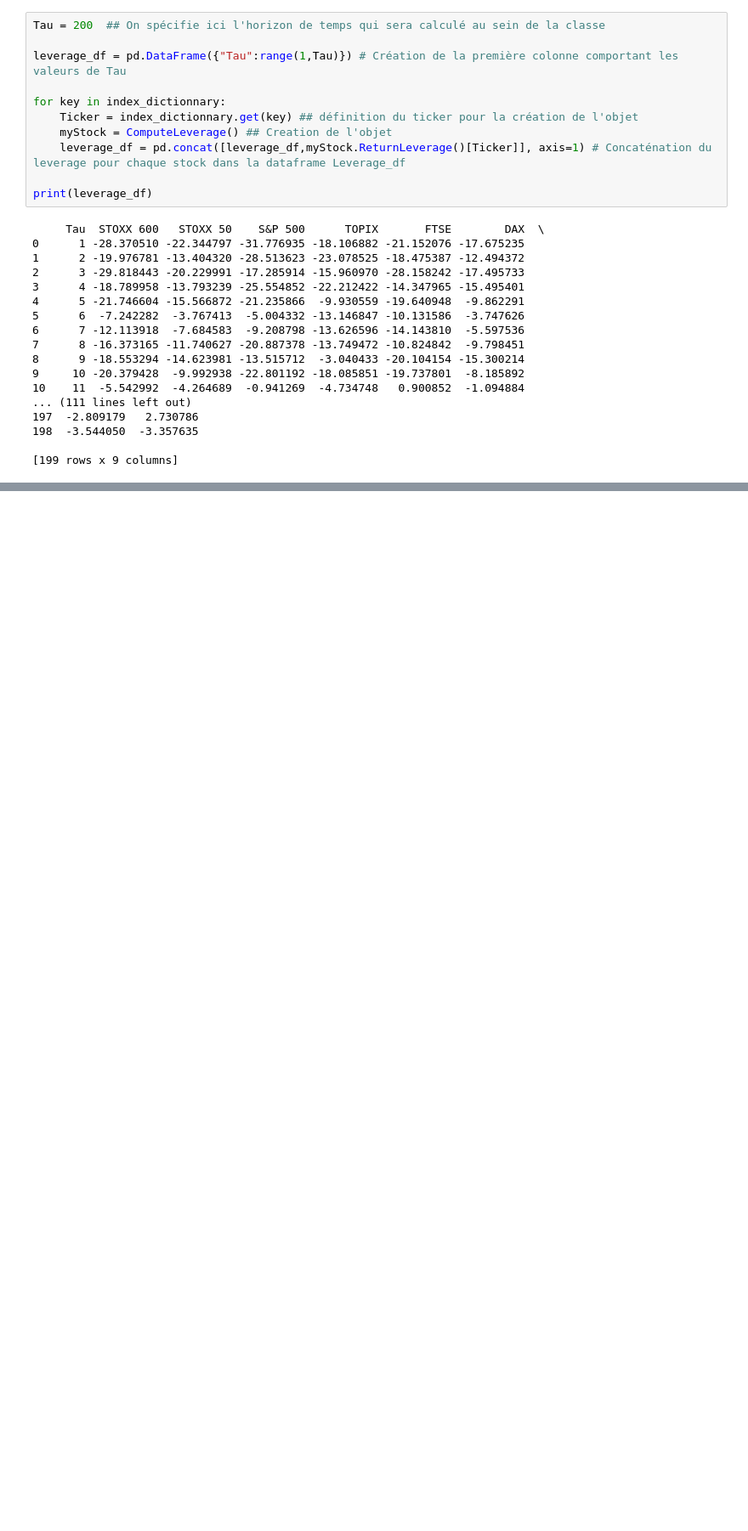
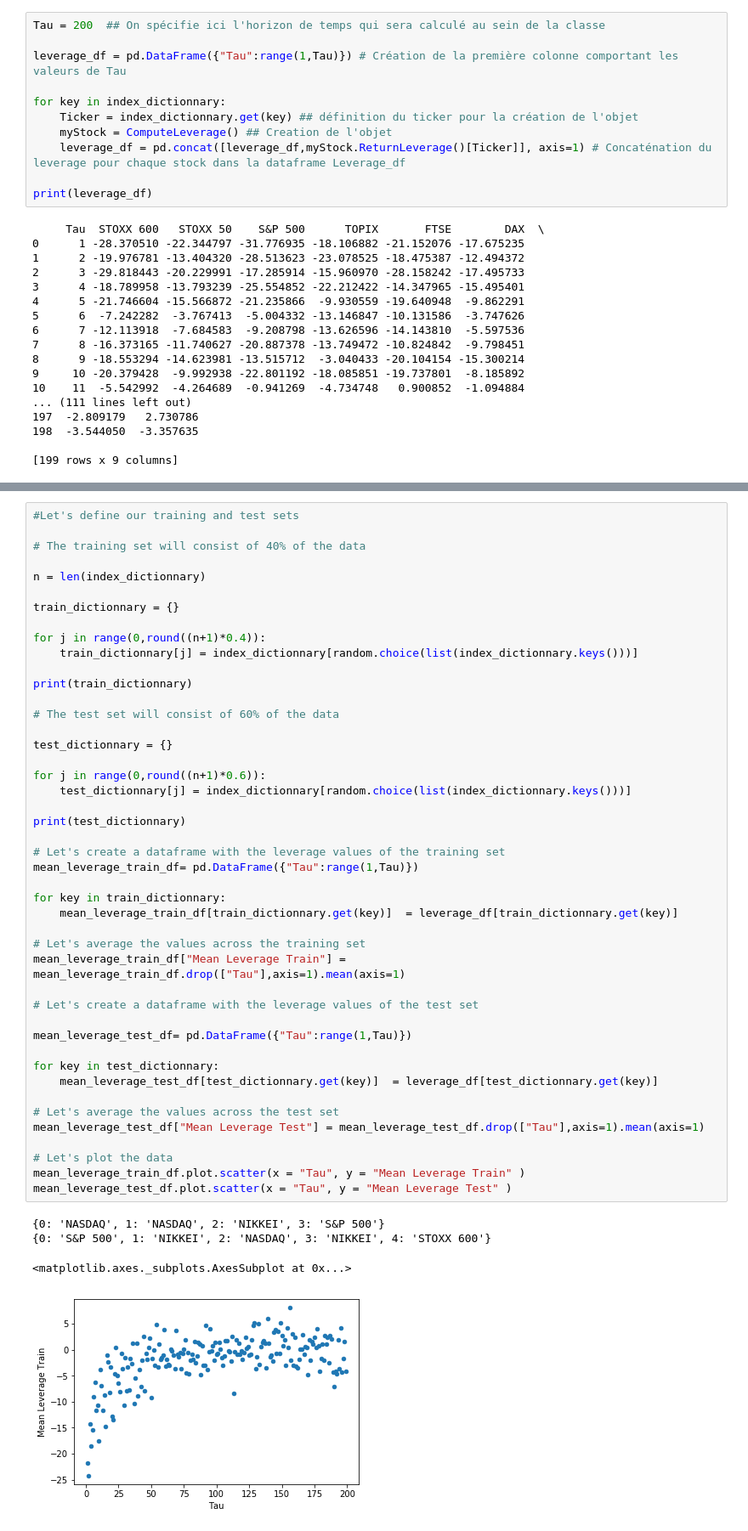
Before and after one commit to romainwk/Reactive-Covariance, a Jupyter notebook: The Leverage Effect - Part I .ipynb, the cells around one changed output, grey strips where cells are left out. Shown at 85% size. Cells and saved outputs as stored; diff of their text form; blank space fills up the shorter version.

```diff
--- a/The Leverage Effect - Part I .ipynb
+++ b/The Leverage Effect - Part I .ipynb
@@ -134,0 +148,50 @@ mean_leverage_df.plot.scatter(x = "Tau", y = "Mean Leverage" ) # Plot pour voir
+# %%
+#Let's define our training and test sets
+
+# The training set will consist of 40% of the data
+
+n = len(index_dictionnary)
+
+train_dictionnary = {}
+
+for j in range(0,round((n+1)*0.4)):
+    train_dictionnary[j] = index_dictionnary[random.choice(list(index_dictionnary.keys()))]
+
+print(train_dictionnary)
+
+# The test set will consist of 60% of the data
+
+test_dictionnary = {}
+
+for j in range(0,round((n+1)*0.6)):
+    test_dictionnary[j] = index_dictionnary[random.choice(list(index_dictionnary.keys()))]
+
+print(test_dictionnary)
+
+# Let's create a dataframe with the leverage values of the training set
+mean_leverage_train_df= pd.DataFrame({"Tau":range(1,Tau)})
+
+for key in train_dictionnary:
+    mean_leverage_train_df[train_dictionnary.get(key)]  = leverage_df[train_dictionnary.get(key)]
+
+# Let's average the values across the training set
+mean_leverage_train_df["Mean Leverage Train"] = mean_leverage_train_df.drop(["Tau"],axis=1).mean(axis=1)
+
+# Let's create a dataframe with the leverage values of the test set
+
+mean_leverage_test_df= pd.DataFrame({"Tau":range(1,Tau)})
+
+for key in test_dictionnary:
+    mean_leverage_test_df[test_dictionnary.get(key)]  = leverage_df[test_dictionnary.get(key)]
+
+# Let's average the values across the test set
+mean_leverage_test_df["Mean Leverage Test"] = mean_leverage_test_df.drop(["Tau"],axis=1).mean(axis=1)
+
+# Let's plot the data
+mean_leverage_train_df.plot.scatter(x = "Tau", y = "Mean Leverage Train" )
+mean_leverage_test_df.plot.scatter(x = "Tau", y = "Mean Leverage Test" )
+# %% [output]
+{0: 'NASDAQ', 1: 'NASDAQ', 2: 'NIKKEI', 3: 'S&P 500'}
+{0: 'S&P 500', 1: 'NIKKEI', 2: 'NASDAQ', 3: 'NIKKEI', 4: 'STOXX 600'}
+<matplotlib.axes._subplots.AxesSubplot at 0x...>
+[figure, added]
```
Also changed, not shown: parts of 25 cells of this notebook.
